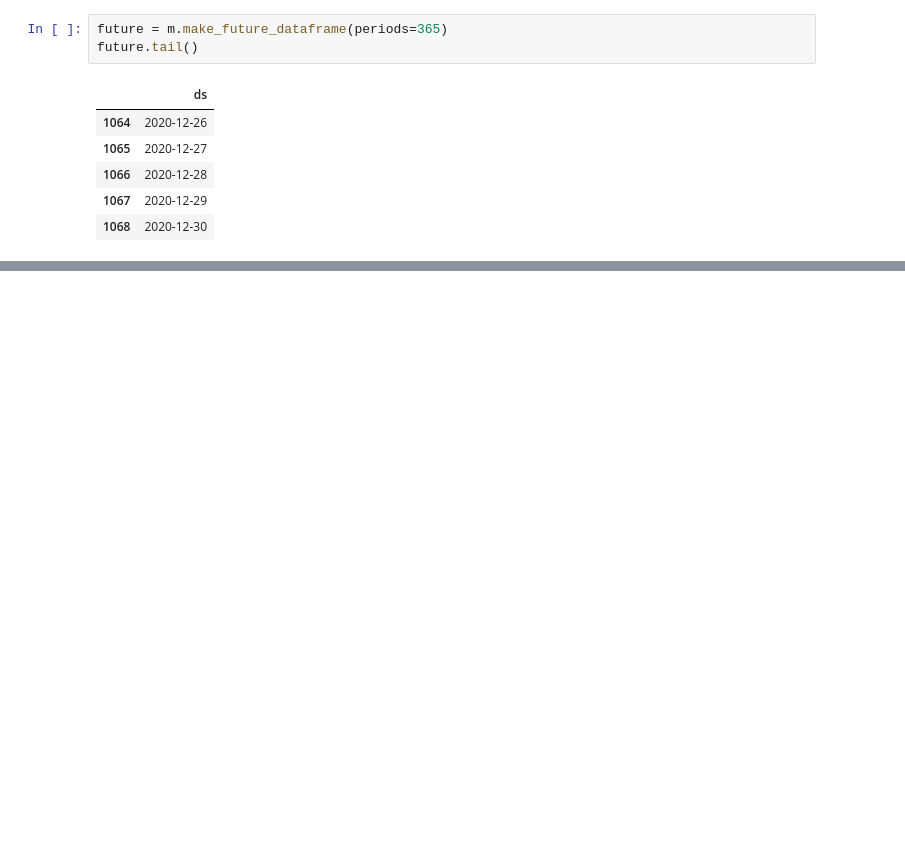
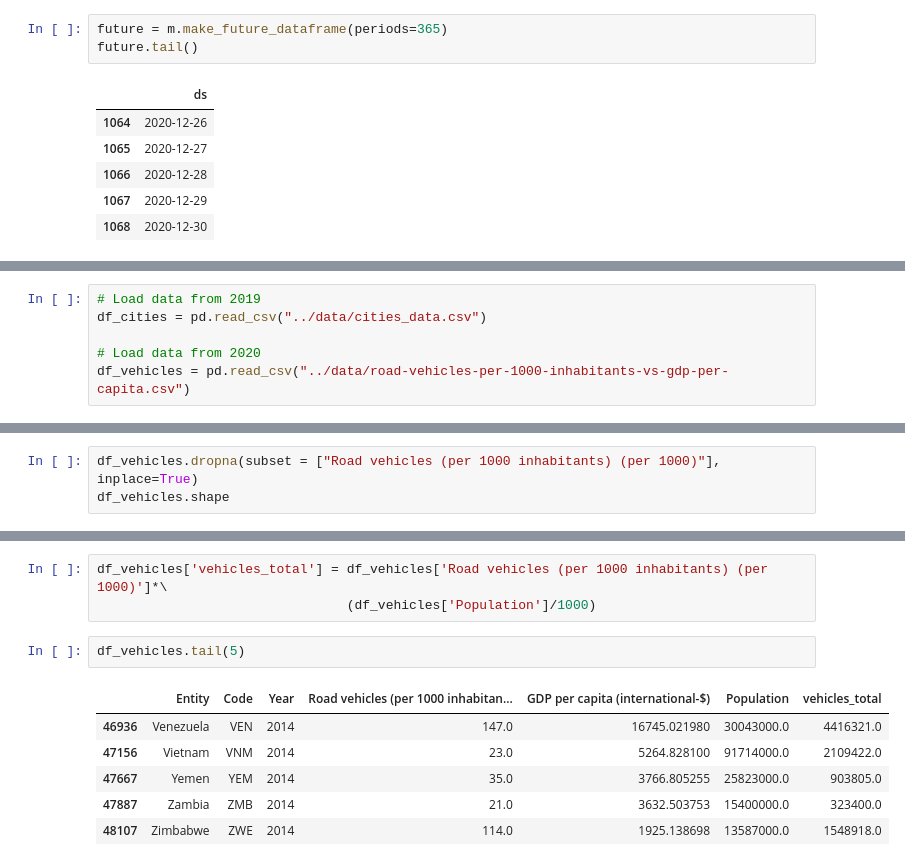
Before and after one commit to mayukh18/covidexplore, a Jupyter notebook: analysis/Data_analysis.ipynb, the cells around one changed output, grey strips where cells are left out. Saved outputs shown, nothing was run; the diff lists cells and outputs as text; blank space fills up the shorter version.

```diff
--- a/analysis/Data_analysis.ipynb
+++ b/analysis/Data_analysis.ipynb
@@ -357,0 +414,6 @@ py.iplot(fig)
+# %%
+# Load data from 2019
+df_cities = pd.read_csv("../data/cities_data.csv")
+
+# Load data from 2020
+df_vehicles = pd.read_csv("../data/road-vehicles-per-1000-inhabitants-vs-gdp-per-capita.csv")
@@ -357,0 +436,3 @@ py.iplot(fig)
+# %%
+df_vehicles.dropna(subset = ["Road vehicles (per 1000 inhabitants) (per 1000)"], inplace=True)
+df_vehicles.shape
@@ -357,0 +450,12 @@ py.iplot(fig)
+# %%
+df_vehicles['vehicles_total'] = df_vehicles['Road vehicles (per 1000 inhabitants) (per 1000)']*\
+                                (df_vehicles['Population']/1000)
+# %%
+df_vehicles.tail(5)
+# %% [output]
+|  | Entity | Code | Year | Road vehicles (per 1000 inhabitan... | GDP per capita (international-$) | Population | vehicles_total |
+| 46936 | Venezuela | VEN | 2014 | 147.0 | 16745.021980 | 30043000.0 | 4416321.0 |
+| 47156 | Vietnam | VNM | 2014 | 23.0 | 5264.828100 | 91714000.0 | 2109422.0 |
+| 47667 | Yemen | YEM | 2014 | 35.0 | 3766.805255 | 25823000.0 | 903805.0 |
+| 47887 | Zambia | ZMB | 2014 | 21.0 | 3632.503753 | 15400000.0 | 323400.0 |
+| 48107 | Zimbabwe | ZWE | 2014 | 114.0 | 1925.138698 | 13587000.0 | 1548918.0 |
```
Also changed, not shown: parts of 15 cells of this notebook.
